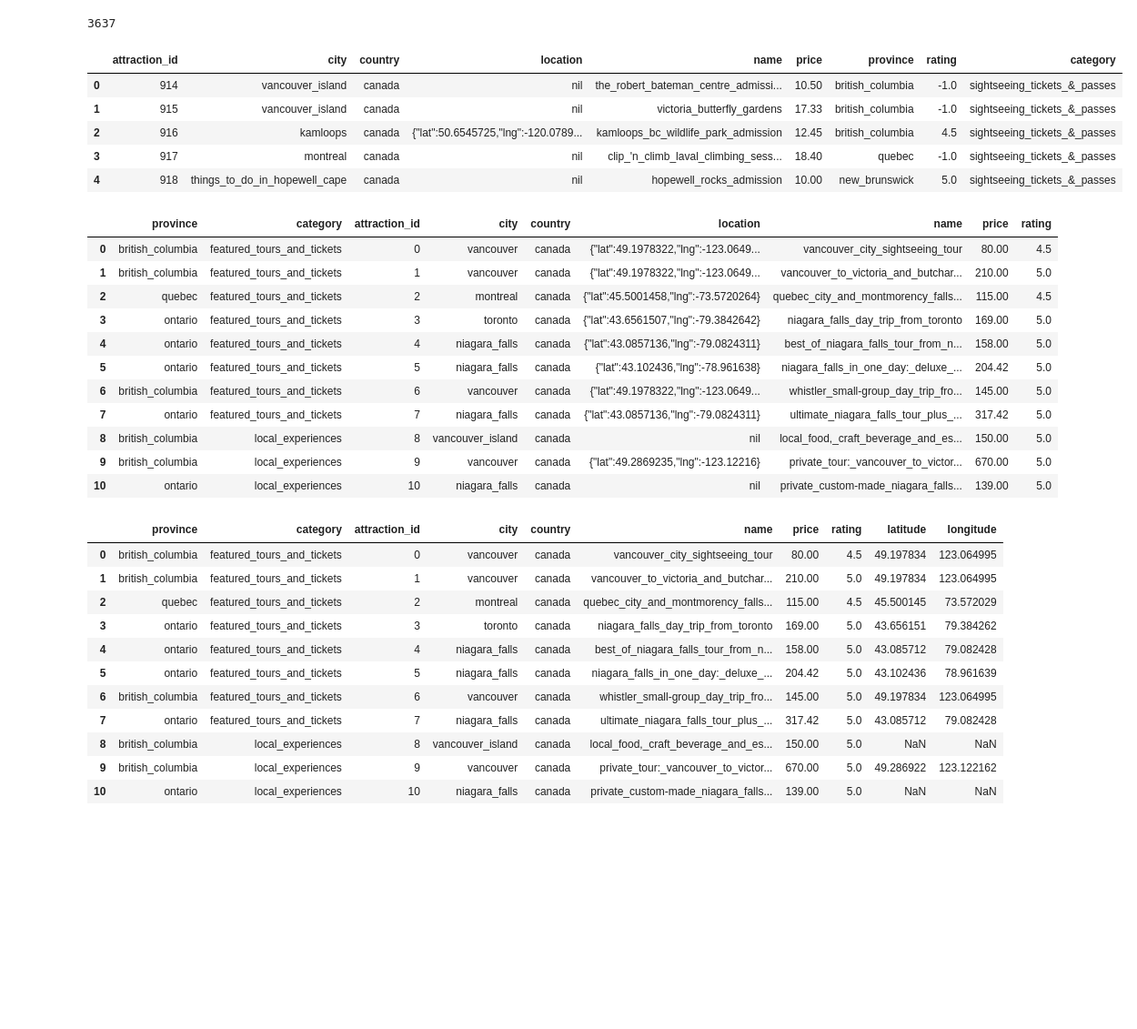
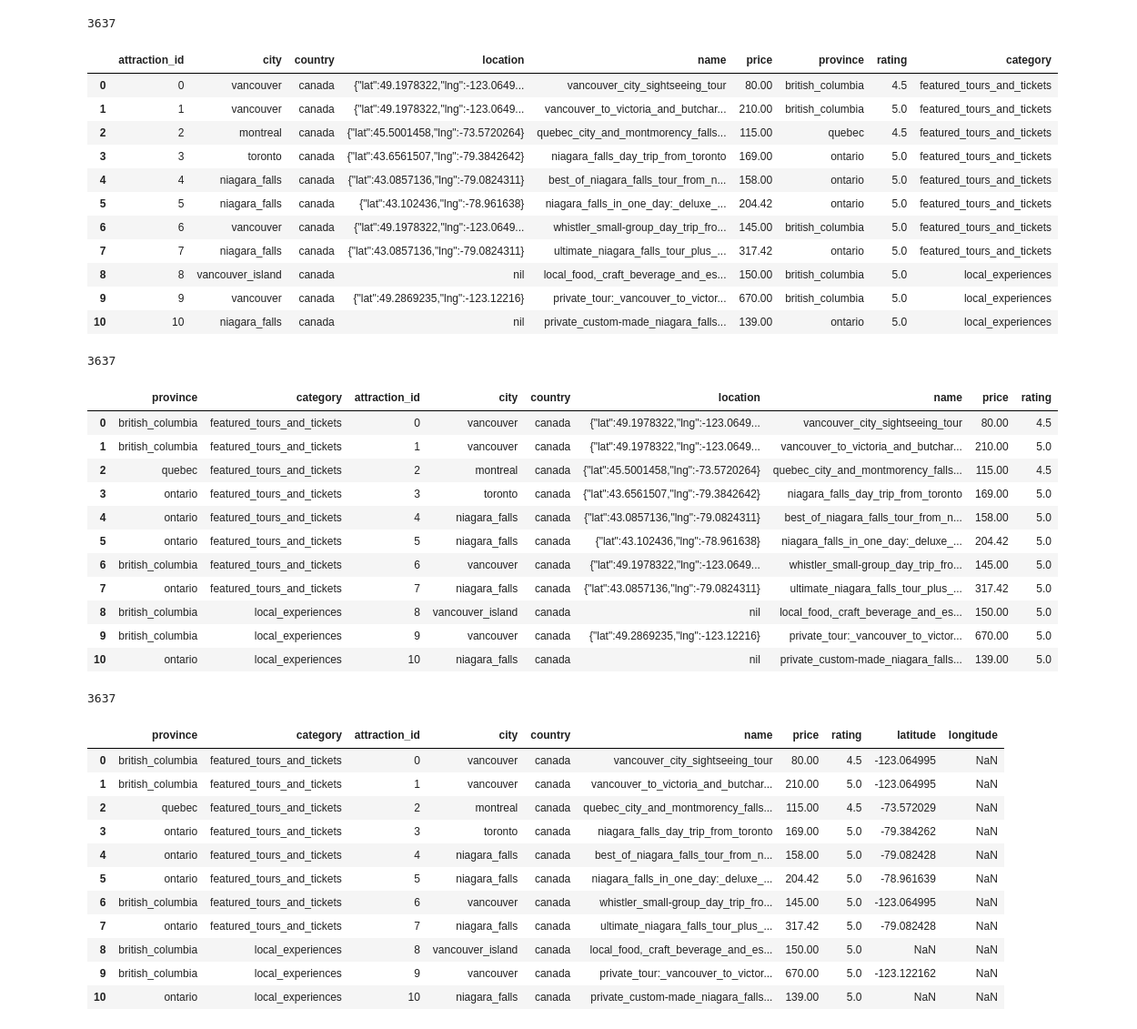
Before and after one commit to sachinnpraburaj/Intelligent-Travel-Recommendation-System, a Jupyter notebook: attraction_etl.ipynb, the cells around one changed output. Shown: that part at 91% size. Cells and saved outputs as stored; diff of their text form; code cells hidden in the pictures; blank space fills up the shorter version.

```diff
--- a/attraction_etl.ipynb
+++ b/attraction_etl.ipynb
@@ -18,15 +19,21 @@ det_df = spark.read.parquet(det_path)
 det_df.createOrReplaceTempView('det_df')
 # %%
 display(det_df.count())
-display(det_df.toPandas().head())
+display(det_df.orderBy('attraction_id').toPandas().head(11))
 # %% [output]
 3637
 |  | attraction_id | city | country | location | name | price | province | rating | category |
-| 0 | 914 | vancouver_island | canada | nil | the_robert_bateman_centre_admissi... | 10.50 | british_columbia | -1.0 | sightseeing_tickets_&_passes |
-| 1 | 915 | vancouver_island | canada | nil | victoria_butterfly_gardens | 17.33 | british_columbia | -1.0 | sightseeing_tickets_&_passes |
-| 2 | 916 | kamloops | canada | {"lat":50.6545725,"lng":-120.0789... | kamloops_bc_wildlife_park_admission | 12.45 | british_columbia | 4.5 | sightseeing_tickets_&_passes |
-| 3 | 917 | montreal | canada | nil | clip_'n_climb_laval_climbing_sess... | 18.40 | quebec | -1.0 | sightseeing_tickets_&_passes |
-| 4 | 918 | things_to_do_in_hopewell_cape | canada | nil | hopewell_rocks_admission | 10.00 | new_brunswick | 5.0 | sightseeing_tickets_&_passes |
+| 0 | 0 | vancouver | canada | {"lat":49.1978322,"lng":-123.0649... | vancouver_city_sightseeing_tour | 80.00 | british_columbia | 4.5 | featured_tours_and_tickets |
+| 1 | 1 | vancouver | canada | {"lat":49.1978322,"lng":-123.0649... | vancouver_to_victoria_and_butchar... | 210.00 | british_columbia | 5.0 | featured_tours_and_tickets |
+| 2 | 2 | montreal | canada | {"lat":45.5001458,"lng":-73.5720264} | quebec_city_and_montmorency_falls... | 115.00 | quebec | 4.5 | featured_tours_and_tickets |
+| 3 | 3 | toronto | canada | {"lat":43.6561507,"lng":-79.3842642} | niagara_falls_day_trip_from_toronto | 169.00 | ontario | 5.0 | featured_tours_and_tickets |
+| 4 | 4 | niagara_falls | canada | {"lat":43.0857136,"lng":-79.0824311} | best_of_niagara_falls_tour_from_n... | 158.00 | ontario | 5.0 | featured_tours_and_tickets |
+| 5 | 5 | niagara_falls | canada | {"lat":43.102436,"lng":-78.961638} | niagara_falls_in_one_day:_deluxe_... | 204.42 | ontario | 5.0 | featured_tours_and_tickets |
+| 6 | 6 | vancouver | canada | {"lat":49.1978322,"lng":-123.0649... | whistler_small-group_day_trip_fro... | 145.00 | british_columbia | 5.0 | featured_tours_and_tickets |
+| 7 | 7 | niagara_falls | canada | {"lat":43.0857136,"lng":-79.0824311} | ultimate_niagara_falls_tour_plus_... | 317.42 | ontario | 5.0 | featured_tours_and_tickets |
+| 8 | 8 | vancouver_island | canada | nil | local_food,_craft_beverage_and_es... | 150.00 | british_columbia | 5.0 | local_experiences |
+| 9 | 9 | vancouver | canada | {"lat":49.2869235,"lng":-123.12216} | private_tour:_vancouver_to_victor... | 670.00 | british_columbia | 5.0 | local_experiences |
+| 10 | 10 | niagara_falls | canada | nil | private_custom-made_niagara_falls... | 139.00 | ontario | 5.0 | local_experiences |
 # %%
 city_udf = functions.udf(lambda x: re.sub('things_to_do_in_','',x),StringType())
 det_df = det_df.withColumn('city',city_udf(det_df.city))
@@ -41,8 +48,10 @@ avg_rat_df = avg_rat_df.withColumn('updated_rating',round_udf(avg_rat_df.avg_rat
 det_df = det_df.join(avg_rat_df, ['province','category'],'left_outer').orderBy('attraction_id')
 det_df = det_df.withColumn("rating", functions.when(det_df["rating"] == -1, det_df["updated_rating"]).otherwise(det_df["rating"])).drop('updated_rating')
 
+display(det_df.count())
 display(det_df.toPandas().head(11))
 # %% [output]
+3637
 |  | province | category | attraction_id | city | country | location | name | price | rating |
 | 0 | british_columbia | featured_tours_and_tickets | 0 | vancouver | canada | {"lat":49.1978322,"lng":-123.0649... | vancouver_city_sightseeing_tour | 80.00 | 4.5 |
 | 1 | british_columbia | featured_tours_and_tickets | 1 | vancouver | canada | {"lat":49.1978322,"lng":-123.0649... | vancouver_to_victoria_and_butchar... | 210.00 | 5.0 |
@@ -57,7 +66,7 @@ display(det_df.toPandas().head(11))
 | 10 | ontario | local_experiences | 10 | niagara_falls | canada | nil | private_custom-made_niagara_falls... | 139.00 | 5.0 |
 # %%
 def find_loc(x):
-    toOut = re.findall('\d+\.\d+',x)
+    toOut = re.findall('[+,-]\d+\.\d+',x)
     if len(toOut) == 0:
         return [None,None]
     else:
@@ -67,18 +76,20 @@ loc_udf = functions.udf(lambda x: find_loc(x), ArrayType(FloatType()))
 det_loc_df = det_df.withColumn('location', loc_udf(det_df.location)).orderBy('attraction_id')
 det_loc_df = det_loc_df.withColumn('latitude',det_loc_df.location[0]).withColumn('longitude',det_loc_df.location[1]).drop('location')
 
+display(det_loc_df.count())
 display(det_loc_df.toPandas().head(11))
 # %% [output]
+3637
 |  | province | category | attraction_id | city | country | name | price | rating | latitude | longitude |
-| 0 | british_columbia | featured_tours_and_tickets | 0 | vancouver | canada | vancouver_city_sightseeing_tour | 80.00 | 4.5 | 49.197834 | 123.064995 |
-| 1 | british_columbia | featured_tours_and_tickets | 1 | vancouver | canada | vancouver_to_victoria_and_butchar... | 210.00 | 5.0 | 49.197834 | 123.064995 |
-| 2 | quebec | featured_tours_and_tickets | 2 | montreal | canada | quebec_city_and_montmorency_falls... | 115.00 | 4.5 | 45.500145 | 73.572029 |
-| 3 | ontario | featured_tours_and_tickets | 3 | toronto | canada | niagara_falls_day_trip_from_toronto | 169.00 | 5.0 | 43.656151 | 79.384262 |
-| 4 | ontario | featured_tours_and_tickets | 4 | niagara_falls | canada | best_of_niagara_falls_tour_from_n... | 158.00 | 5.0 | 43.085712 | 79.082428 |
-| 5 | ontario | featured_tours_and_tickets | 5 | niagara_falls | canada | niagara_falls_in_one_day:_deluxe_... | 204.42 | 5.0 | 43.102436 | 78.961639 |
-| 6 | british_columbia | featured_tours_and_tickets | 6 | vancouver | canada | whistler_small-group_day_trip_fro... | 145.00 | 5.0 | 49.197834 | 123.064995 |
-| 7 | ontario | featured_tours_and_tickets | 7 | niagara_falls | canada | ultimate_niagara_falls_tour_plus_... | 317.42 | 5.0 | 43.085712 | 79.082428 |
+| 0 | british_columbia | featured_tours_and_tickets | 0 | vancouver | canada | vancouver_city_sightseeing_tour | 80.00 | 4.5 | -123.064995 | NaN |
+| 1 | british_columbia | featured_tours_and_tickets | 1 | vancouver | canada | vancouver_to_victoria_and_butchar... | 210.00 | 5.0 | -123.064995 | NaN |
+| 2 | quebec | featured_tours_and_tickets | 2 | montreal | canada | quebec_city_and_montmorency_falls... | 115.00 | 4.5 | -73.572029 | NaN |
+| 3 | ontario | featured_tours_and_tickets | 3 | toronto | canada | niagara_falls_day_trip_from_toronto | 169.00 | 5.0 | -79.384262 | NaN |
+| 4 | ontario | featured_tours_and_tickets | 4 | niagara_falls | canada | best_of_niagara_falls_tour_from_n... | 158.00 | 5.0 | -79.082428 | NaN |
+| 5 | ontario | featured_tours_and_tickets | 5 | niagara_falls | canada | niagara_falls_in_one_day:_deluxe_... | 204.42 | 5.0 | -78.961639 | NaN |
+| 6 | british_columbia | featured_tours_and_tickets | 6 | vancouver | canada | whistler_small-group_day_trip_fro... | 145.00 | 5.0 | -123.064995 | NaN |
+| 7 | ontario | featured_tours_and_tickets | 7 | niagara_falls | canada | ultimate_niagara_falls_tour_plus_... | 317.42 | 5.0 | -79.082428 | NaN |
 | 8 | british_columbia | local_experiences | 8 | vancouver_island | canada | local_food,_craft_beverage_and_es... | 150.00 | 5.0 | NaN | NaN |
-| 9 | british_columbia | local_experiences | 9 | vancouver | canada | private_tour:_vancouver_to_victor... | 670.00 | 5.0 | 49.286922 | 123.122162 |
+| 9 | british_columbia | local_experiences | 9 | vancouver | canada | private_tour:_vancouver_to_victor... | 670.00 | 5.0 | -123.122162 | NaN |
 | 10 | ontario | local_experiences | 10 | niagara_falls | canada | private_custom-made_niagara_falls... | 139.00 | 5.0 | NaN | NaN |
 # %%
```
Also changed, not shown: parts of 11 cells of this notebook.
